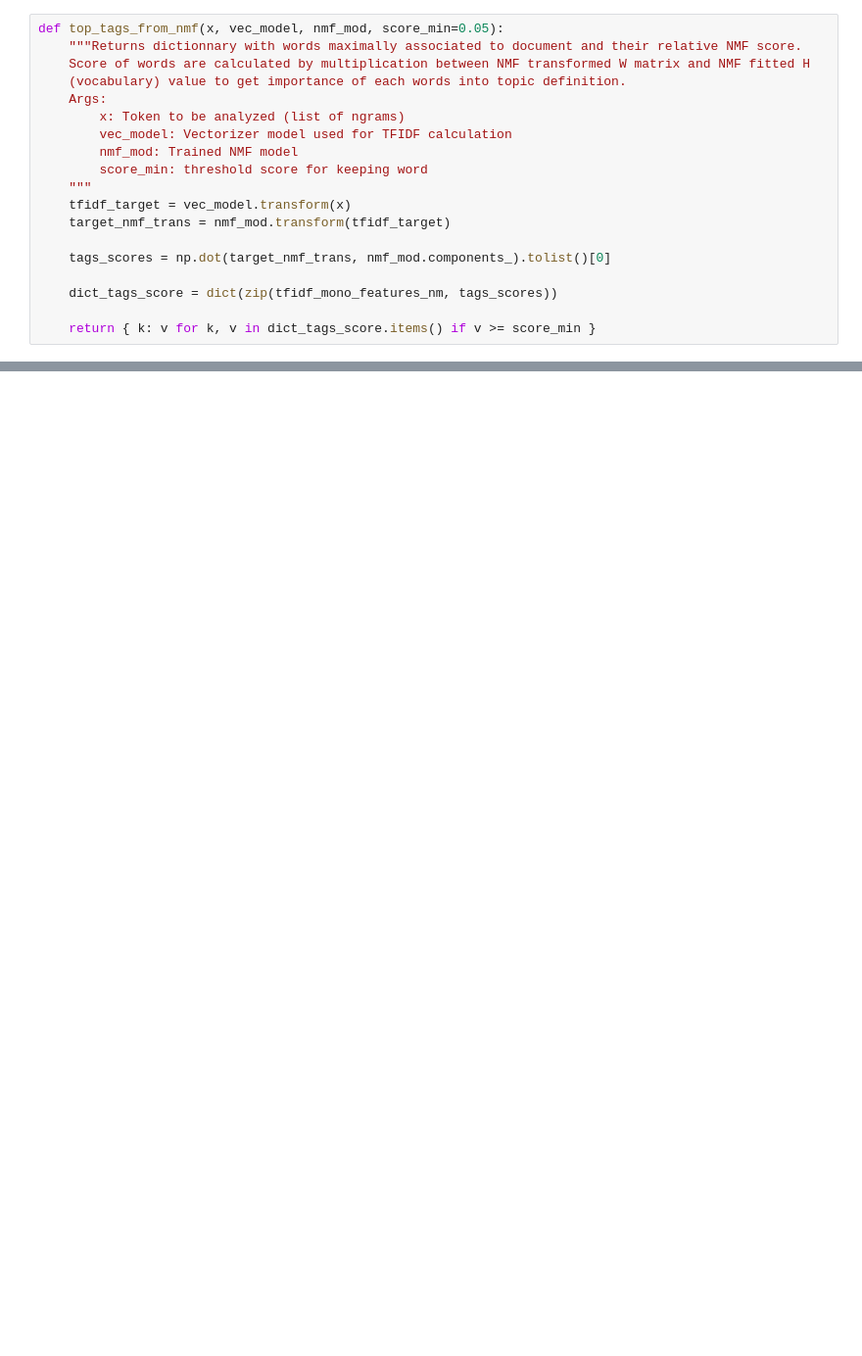
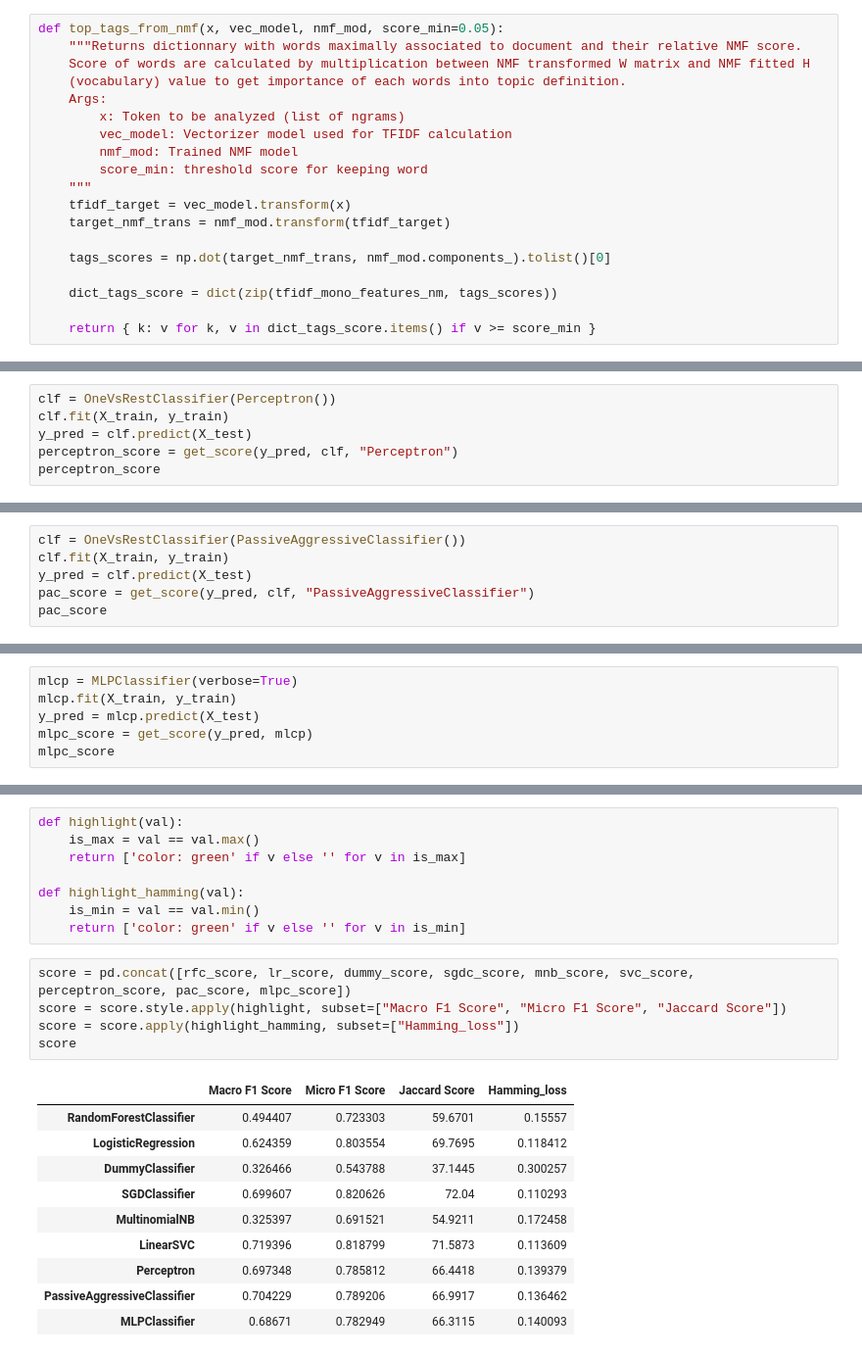
Before and after one commit to Julien-Martin/OC-IML-P5, a Jupyter notebook: Modeling.ipynb, the cells around one changed output, grey strips where cells are left out. Shown at 98% size. Cells and saved outputs as stored; diff of their text form; blank space fills up the shorter version.

```diff
--- a/Modeling.ipynb
+++ b/Modeling.ipynb
@@ -249,0 +413,6 @@ def top_tags_from_nmf(x, vec_model, nmf_mod, score_min=0.05):
+# %%
+clf = OneVsRestClassifier(Perceptron())
+clf.fit(X_train, y_train)
+y_pred = clf.predict(X_test)
+perceptron_score = get_score(y_pred, clf, "Perceptron")
+perceptron_score
@@ -249,0 +424,6 @@ def top_tags_from_nmf(x, vec_model, nmf_mod, score_min=0.05):
+# %%
+clf = OneVsRestClassifier(PassiveAggressiveClassifier())
+clf.fit(X_train, y_train)
+y_pred = clf.predict(X_test)
+pac_score = get_score(y_pred, clf, "PassiveAggressiveClassifier")
+pac_score
@@ -249,0 +435,6 @@ def top_tags_from_nmf(x, vec_model, nmf_mod, score_min=0.05):
+# %%
+mlcp = MLPClassifier(verbose=True)
+mlcp.fit(X_train, y_train)
+y_pred = mlcp.predict(X_test)
+mlpc_score = get_score(y_pred, mlcp)
+mlpc_score
@@ -249,0 +461,24 @@ def top_tags_from_nmf(x, vec_model, nmf_mod, score_min=0.05):
+# %%
+def highlight(val):
+    is_max = val == val.max()
+    return ['color: green' if v else '' for v in is_max]
+
+def highlight_hamming(val):
+    is_min = val == val.min()
+    return ['color: green' if v else '' for v in is_min]
+# %%
+score = pd.concat([rfc_score, lr_score, dummy_score, sgdc_score, mnb_score, svc_score, perceptron_score, pac_score, mlpc_score])
+score = score.style.apply(highlight, subset=["Macro F1 Score", "Micro F1 Score", "Jaccard Score"])
+score = score.apply(highlight_hamming, subset=["Hamming_loss"])
+score
+# %% [output]
+|  | Macro F1 Score | Micro F1 Score | Jaccard Score | Hamming_loss |
+| RandomForestClassifier | 0.494407 | 0.723303 | 59.6701 | 0.15557 |
+| LogisticRegression | 0.624359 | 0.803554 | 69.7695 | 0.118412 |
+| DummyClassifier | 0.326466 | 0.543788 | 37.1445 | 0.300257 |
+| SGDClassifier | 0.699607 | 0.820626 | 72.04 | 0.110293 |
+| MultinomialNB | 0.325397 | 0.691521 | 54.9211 | 0.172458 |
+| LinearSVC | 0.719396 | 0.818799 | 71.5873 | 0.113609 |
+| Perceptron | 0.697348 | 0.785812 | 66.4418 | 0.139379 |
+| PassiveAggressiveClassifier | 0.704229 | 0.789206 | 66.9917 | 0.136462 |
+| MLPClassifier | 0.68671 | 0.782949 | 66.3115 | 0.140093 |
```
Also changed, not shown: parts of 72 cells of this notebook, 6 other files.
